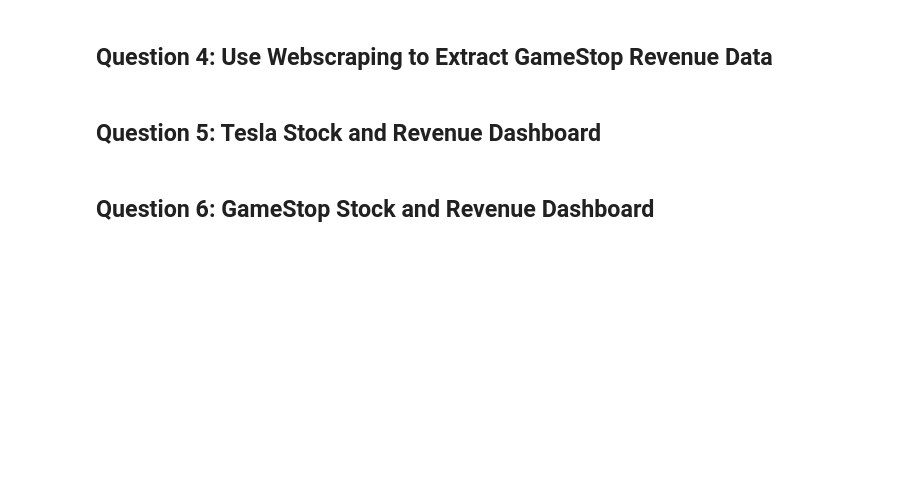
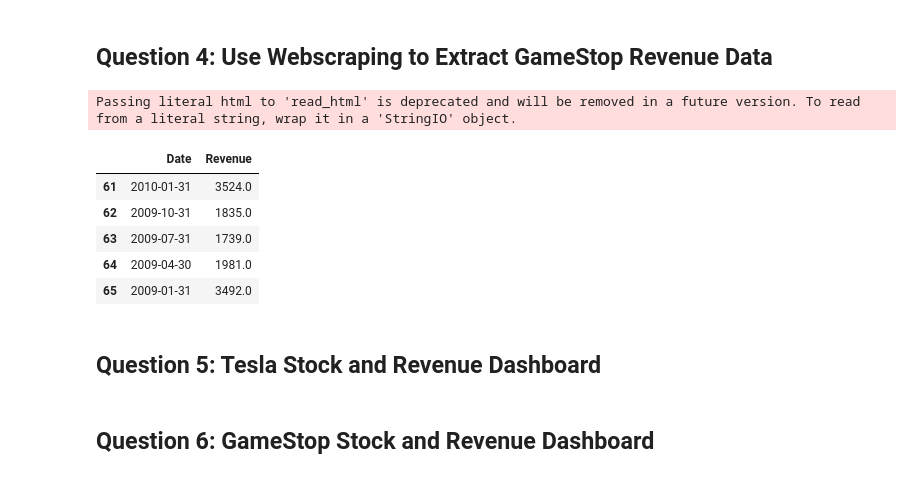
Before and after one commit to mrigankmaharana/IBM_DataScience_ToolsForDataScience, a Jupyter notebook: final_project.ipynb, the cells around one changed output. Drawn from its saved outputs; the diff is of its cells as text; code cells hidden in the pictures; blank space fills up the shorter version.

```diff
--- a/final_project.ipynb
+++ b/final_project.ipynb
@@ -39,19 +74,41 @@ gme_data.head()
 # %% [markdown]
 ## Question 4: Use Webscraping to Extract GameStop Revenue Data
 # %%
+import requests
+from bs4 import BeautifulSoup
+import pandas as pd
+
 url = 'https://www.macrotrends.net/stocks/charts/GME/gamestop/revenue'
-html_data = requests.get(url).text
+# 1) Add a browser‐style User-Agent
+headers = {'User-Agent': 'Mozilla/5.0 (Windows NT 10.0; Win64; x64)'}
+html_data = requests.get(url, headers=headers).text
 soup = BeautifulSoup(html_data, 'html.parser')
 
-for table in soup.find_all('table'):
-    if 'GameStop Quarterly Revenue' in str(table):
-        gme_revenue = pd.read_html(str(table))[0]
+# 2) Match on the visible text, not the raw HTML
+for tbl in soup.find_all('table'):
+    if 'GameStop Quarterly Revenue' in tbl.get_text():
+        gme_revenue = pd.read_html(str(tbl))[0]
         break
 
+# 3) Clean up & convert
 gme_revenue.columns = ['Date', 'Revenue']
-gme_revenue['Revenue'] = gme_revenue['Revenue'].str.replace('$','').str.replace(',','')
+gme_revenue['Revenue'] = (
+    gme_revenue['Revenue']
+    .str.replace('[$,]', '', regex=True)
+    .astype(float)
+)
 gme_revenue.dropna(inplace=True)
+
+# 4) Show the last five rows
 gme_revenue.tail()
+# %% [output]
+Passing literal html to 'read_html' is deprecated and will be removed in a future version. To read from a literal string, wrap it in a 'StringIO' object.
+|  | Date | Revenue |
+| 61 | 2010-01-31 | 3524.0 |
+| 62 | 2009-10-31 | 1835.0 |
+| 63 | 2009-07-31 | 1739.0 |
+| 64 | 2009-04-30 | 1981.0 |
+| 65 | 2009-01-31 | 3492.0 |
 # %% [markdown]
 ## Question 5: Tesla Stock and Revenue Dashboard
 # %%
```
Also changed, not shown: parts of 4 cells of this notebook.
